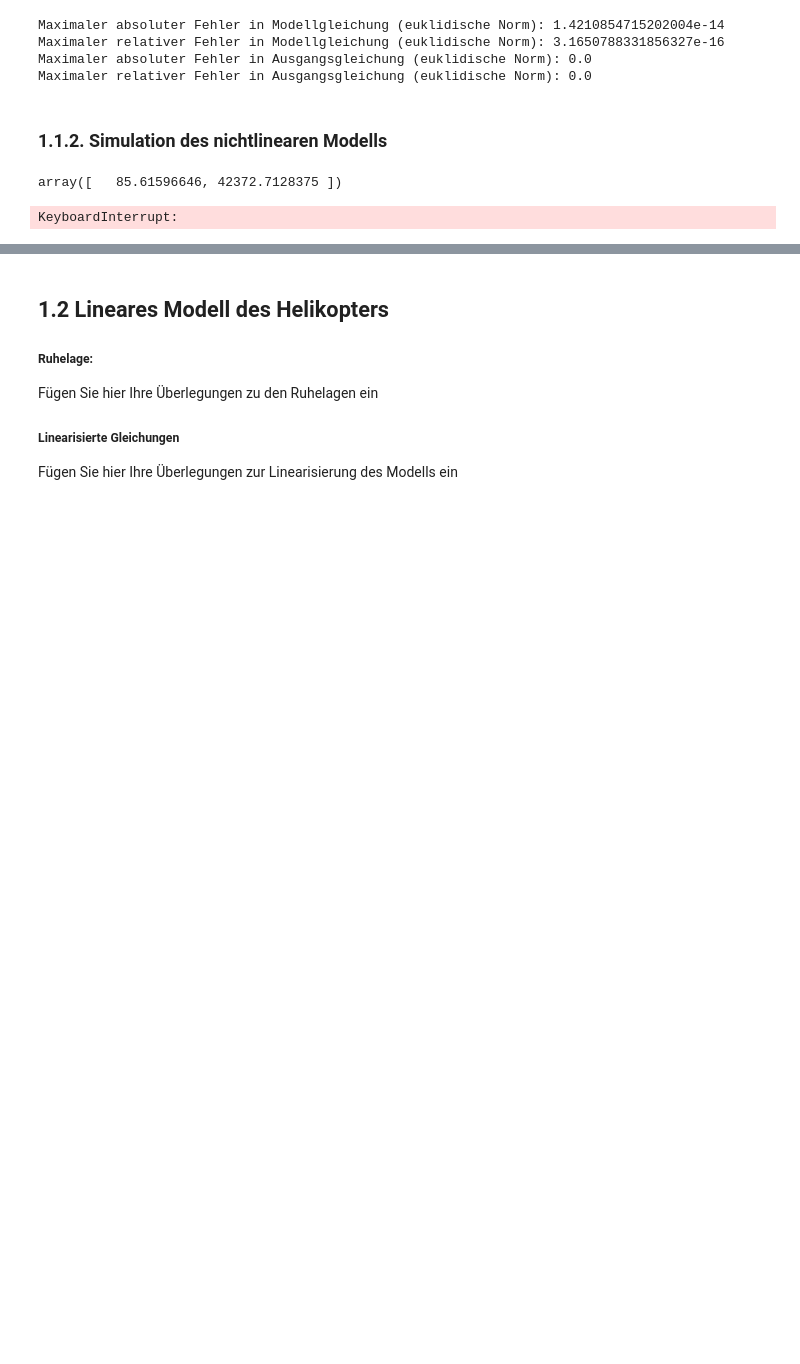
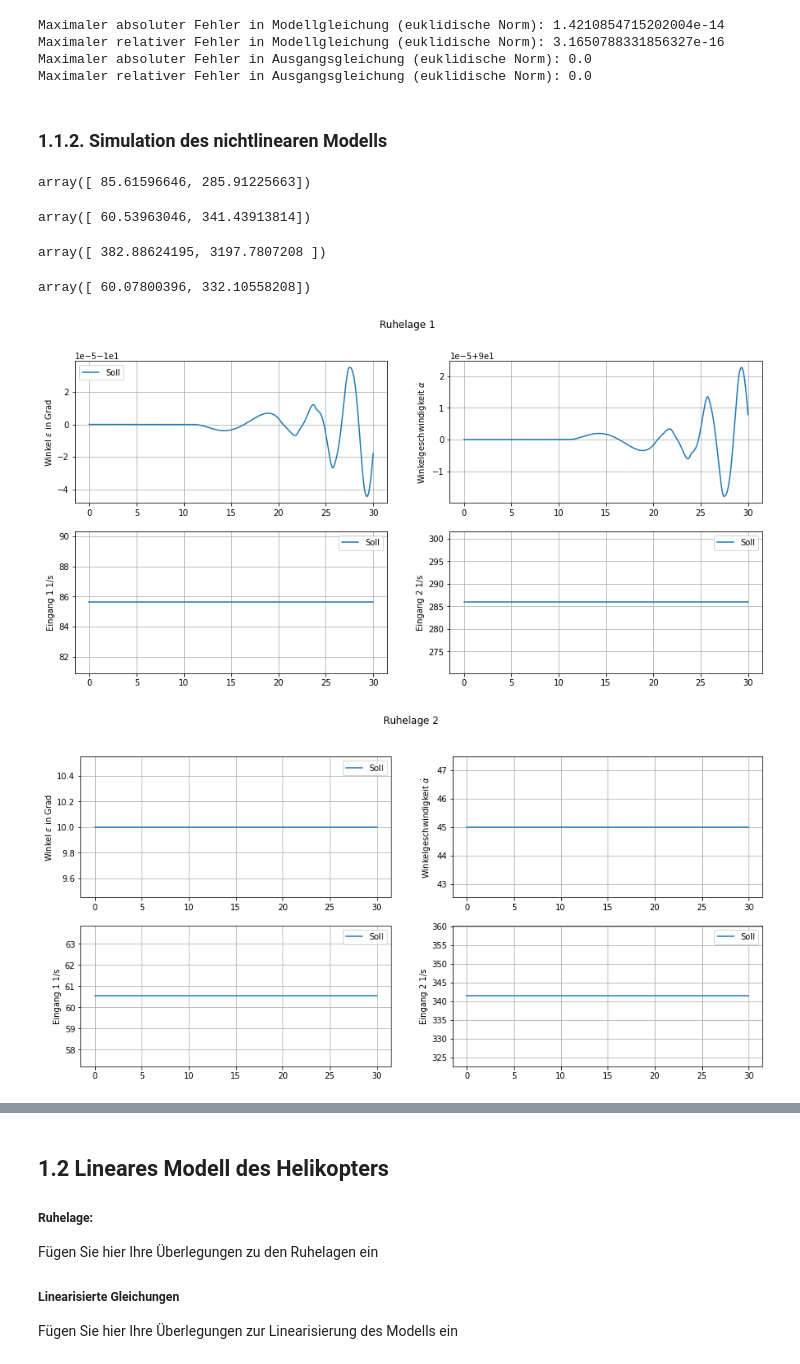
Before and after one commit to StefanKauf/RmsPr, a Jupyter notebook: helirack.ipynb, the cells around one changed output, grey strips where cells are left out. Saved outputs shown, nothing was run; the diff lists cells and outputs as text; code cells hidden in the pictures; blank space fills up the shorter version.

```diff
--- a/helirack.ipynb
+++ b/helirack.ipynb
@@ -80,7 +80,6 @@ y2_equi=np.array([1/18,0.25])*np.pi
 y3_equi=np.array([1/18,10.0])*np.pi
 y4_equi=np.array([0,0.25])*np.pi
 y_equi=[y1_equi,y2_equi,y3_equi,y4_equi]
-y_equi=[y1_equi,y2_equi]
 # %% [markdown]
 ### 1.1.2. Simulation des nichtlinearen Modells
 # %%
@@ -91,7 +90,6 @@ imp.reload(libheli)
 from libheli import Heli;
 
 heli=Heli()
-
 
 #wrapper für Steuerung
 def controller(t,x):
@@ -103,35 +101,38 @@ def controller(t,x):
 
 for i in range(len(y_equi)):
     y_=y_equi[i]
 
     #Ruhelage berechnen
     x0, u0=heli.equilibrium(y_)
     display(u0)
     #Anfangsfehler von 10Grad auf
-    x0[0]=x0[0]+np.pi/180
-    x0[1]=x0[1]*1.02
+    x0[0]=x0[0]#+np.pi/180
+    x0[1]=x0[1]#*1.02
 
     #Simulationszeit
     T_sim=30
 
     #Auswertungszeitpunkte
     t_eval=np.linspace(0,T_sim,1000)
 
     #Wrapper für rechte Seite der Differentialgleichung
     rhs=lambda t,x:heli.model(t,x,controller)
-
     res = solve_ivp(rhs,#zu simulierendes Modell
                     [0,T_sim],#Zeitspanne für Simulation
                     x0,#Anfangszustand
                     t_eval=t_eval,#Auswertungszeitpunkte
                     atol=1e-9,rtol=1e-6 #Toleranzen
                     )
     #Ergebnisse Plotten
     x=res.y
     u=controller(t_eval,x)
     y=heli.output(t_eval,x,controller)
     plot_results(t_eval,(x,),(u,),(y,))
     plt.gcf().suptitle('Ruhelage '+str(i+1))
 # %% [output]
-array([   85.61596646, 42372.7128375 ])
+array([ 85.61596646, 285.91225663])
-KeyboardInterrupt:
+array([ 60.53963046, 341.43913814])
+array([ 382.88624195, 3197.7807208 ])
+array([ 60.07800396, 332.10558208])
+[figure, added]
+[figure, added]
```
Also changed, not shown: parts of 3 cells of this notebook, 1 other file.
